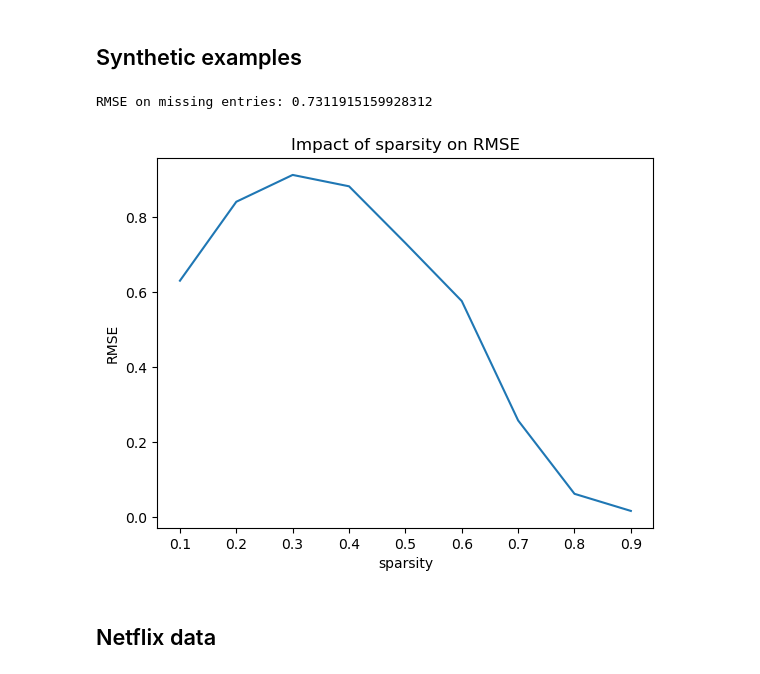
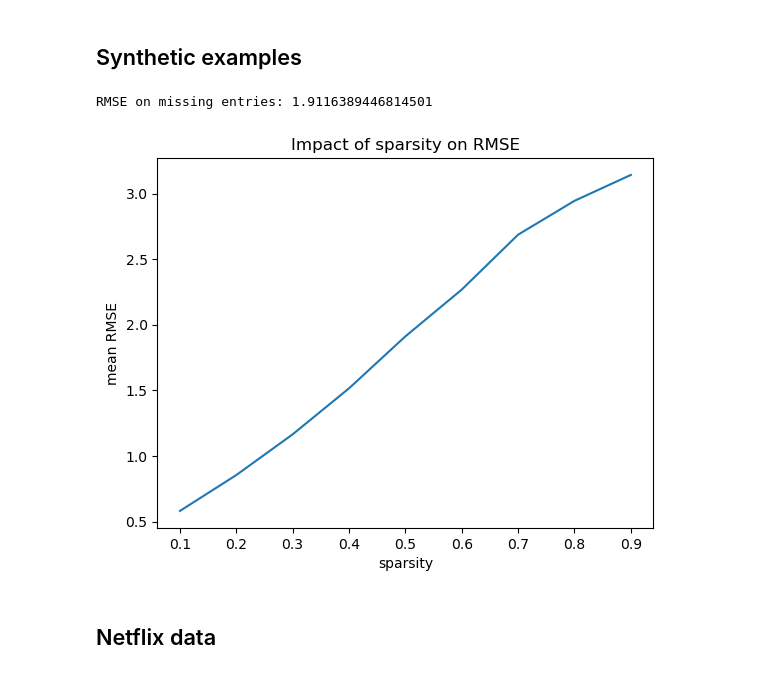
Before and after one commit to kubek22/SNARS, a Jupyter notebook: project13/project13.ipynb, the cells around one changed output. Cells and saved outputs as stored; diff of their text form; code cells hidden in the pictures.

Commit message:
sparsity figure update

```diff
--- a/project13/project13.ipynb
+++ b/project13/project13.ipynb
@@ -138,27 +138,31 @@ def generate_synthetic_matrix_with_mask(
 A_complete, A, mask = generate_synthetic_matrix_with_mask(n_users=100, n_movies=100, sparsity=0.5, seed=42)
 # %%
 A_completed = matrix_completion(A)
-rmse = np.sqrt(np.mean((A_completed - A)**2))
+rmse = np.sqrt(np.mean((A_completed - A_complete)**2))
 print("RMSE on missing entries:", rmse)
 # %% [output]
-RMSE on missing entries: 0.7311915159928312
+RMSE on missing entries: 1.9116389446814501
 # %%
 sparsity_list = np.arange(0.1, 1.0, 0.1)
+repeats = 5
 rmse_list = []
 
 for sparsity in sparsity_list:
-    A_complete, A, mask = generate_synthetic_matrix_with_mask(n_users=100, n_movies=100, sparsity=sparsity, seed=42)
-    A_completed = matrix_completion(A)
-    rmse = np.sqrt(np.mean((A_completed - A)**2))
-    rmse_list.append(rmse)
+    mean_error = 0
+    for _ in range(repeats):
+        A_complete, A, mask = generate_synthetic_matrix_with_mask(n_users=100, n_movies=100, sparsity=sparsity, seed=42)
+        A_completed = matrix_completion(A)
+        rmse = np.sqrt(np.mean((A_completed - A_complete)**2))
+        mean_error += rmse
+    rmse_list.append(mean_error / repeats)
 # %%
 plt.plot(sparsity_list, rmse_list)
 plt.xlabel("sparsity")
-plt.ylabel("RMSE")
+plt.ylabel("mean RMSE")
 plt.title("Impact of sparsity on RMSE")
 plt.show()
 # %% [output]
-[figure, old version]
+[figure, new version]
 # %% [markdown]
 ## Netflix data
 # %%
```
